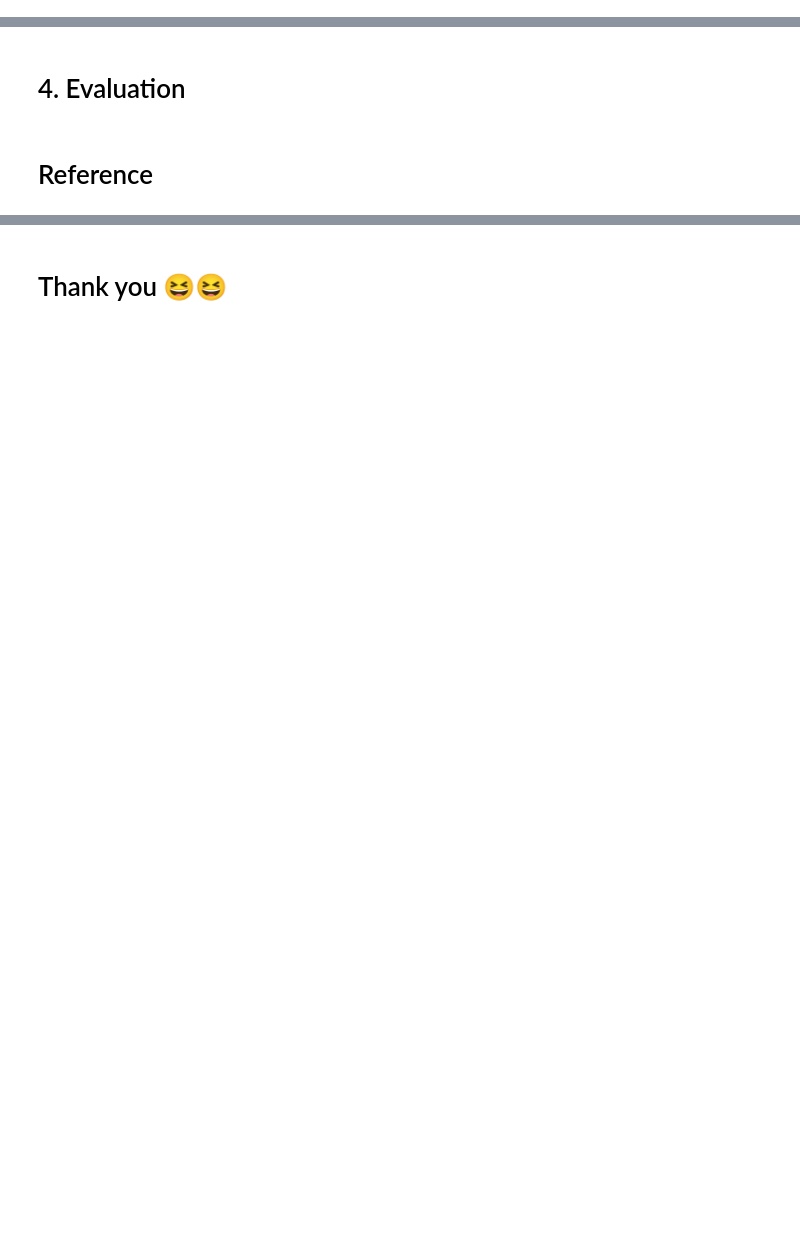
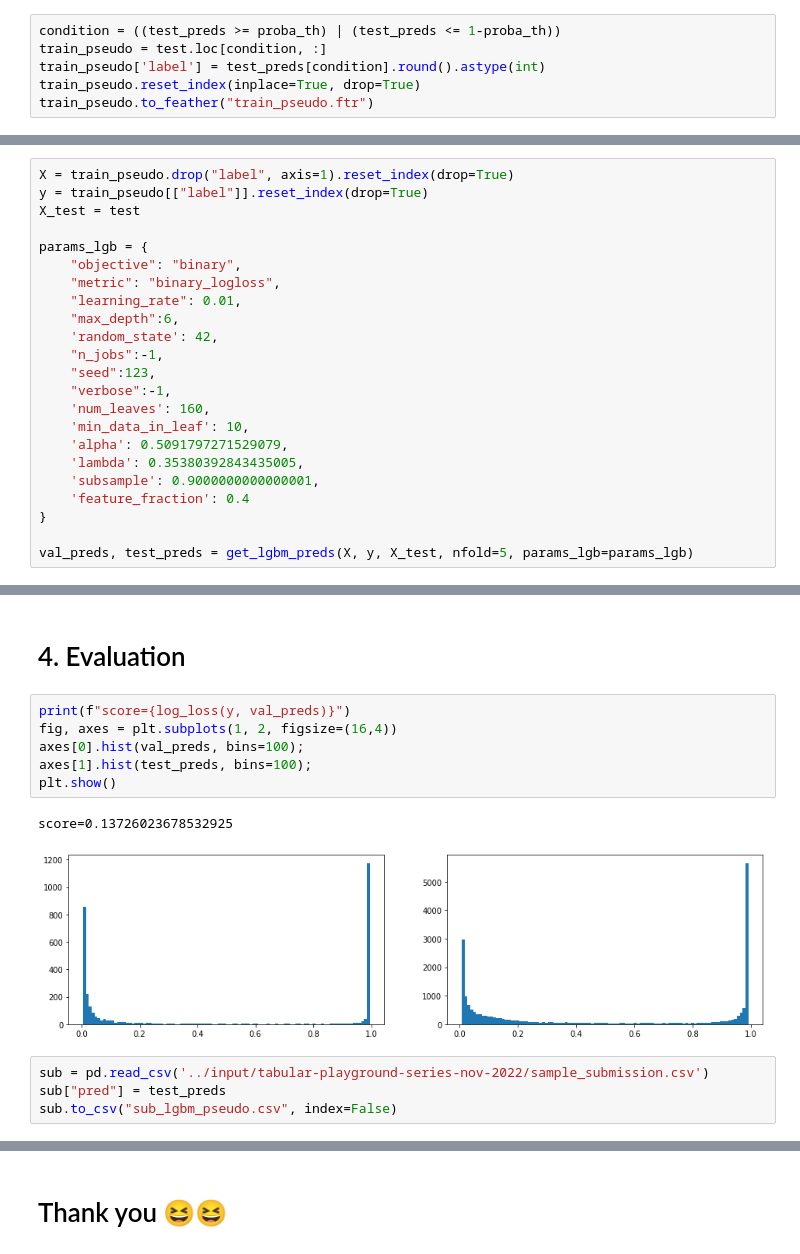
Before and after one commit to tua2542/TPS-Nov-2022-by-SO, a Jupyter notebook: tps-nov-2022-by-so.ipynb, the cells around one changed output, grey strips where cells are left out. Saved outputs shown, nothing was run; the diff lists cells and outputs as text; blank space fills up the shorter version.

```diff
--- a/tps-nov-2022-by-so.ipynb
+++ b/tps-nov-2022-by-so.ipynb
@@ -24,0 +221,6 @@ There variables will be used across the project.
+# %%
+condition = ((test_preds >= proba_th) | (test_preds <= 1-proba_th))
+train_pseudo = test.loc[condition, :]
+train_pseudo['label'] = test_preds[condition].round().astype(int)
+train_pseudo.reset_index(inplace=True, drop=True)
+train_pseudo.to_feather("train_pseudo.ftr")
@@ -26,0 +321,23 @@ There variables will be used across the project.
+# %%
+X = train_pseudo.drop("label", axis=1).reset_index(drop=True)
+y = train_pseudo[["label"]].reset_index(drop=True)
+X_test = test
+
+params_lgb = {
+    "objective": "binary",
+    "metric": "binary_logloss",
+    "learning_rate": 0.01,
+    "max_depth":6,
+    'random_state': 42,
+    "n_jobs":-1,
+    "seed":123,
+    "verbose":-1,
+    'num_leaves': 160,
+    'min_data_in_leaf': 10,
+    'alpha': 0.5091797271529079,
+    'lambda': 0.35380392843435005,
+    'subsample': 0.9000000000000001,
+    'feature_fraction': 0.4
+}
+
+val_preds, test_preds = get_lgbm_preds(X, y, X_test, nfold=5, params_lgb=params_lgb)
@@ -27,4 +362,15 @@ There variables will be used across the project.
 # %% [markdown]
 # 4. Evaluation
-# %% [markdown]
-# Reference
+# %%
+print(f"score={log_loss(y, val_preds)}")
+fig, axes = plt.subplots(1, 2, figsize=(16,4))
+axes[0].hist(val_preds, bins=100);
+axes[1].hist(test_preds, bins=100);
+plt.show()
+# %% [output]
+score=0.13726023678532925
+[figure, added]
+# %%
+sub = pd.read_csv('../input/tabular-playground-series-nov-2022/sample_submission.csv')
+sub["pred"] = test_preds
+sub.to_csv("sub_lgbm_pseudo.csv", index=False)
```
Also changed, not shown: parts of 23 cells of this notebook.
